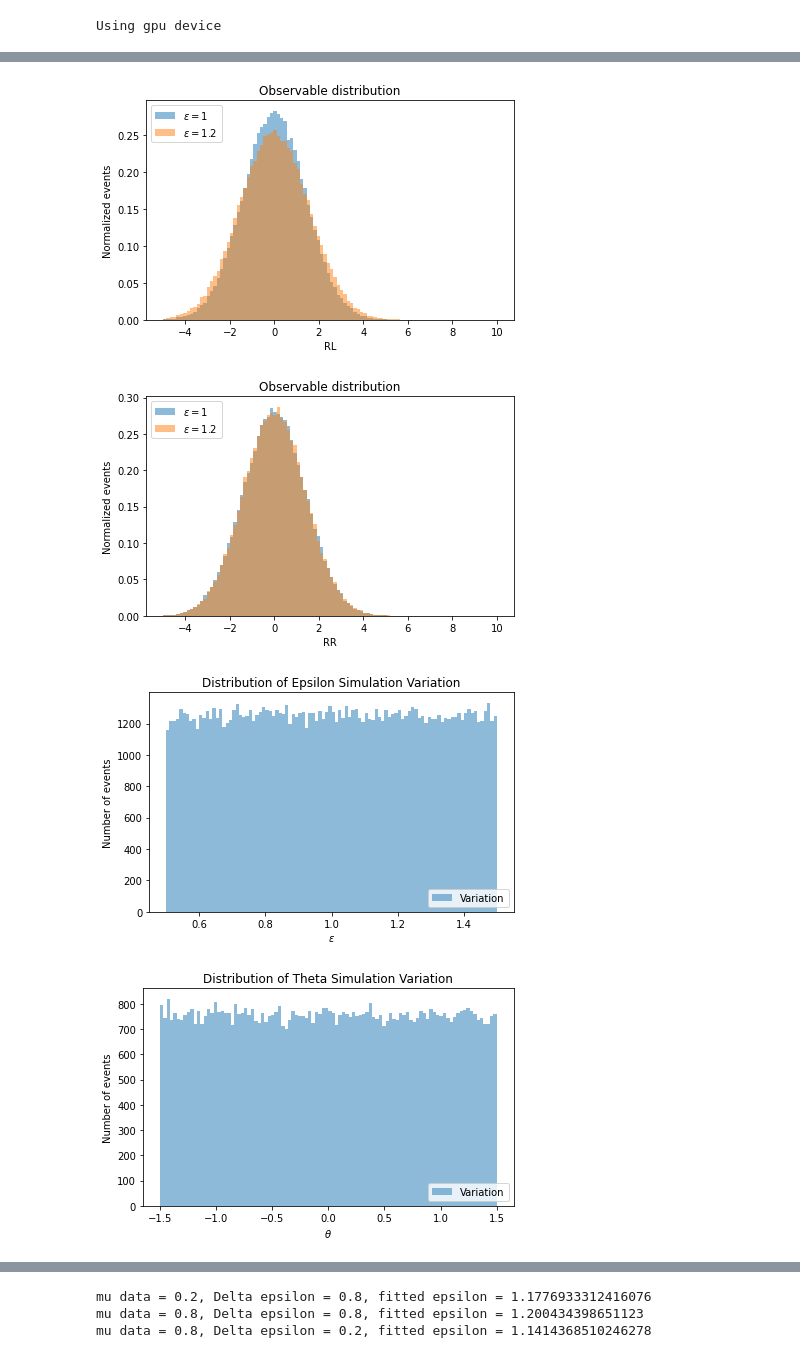
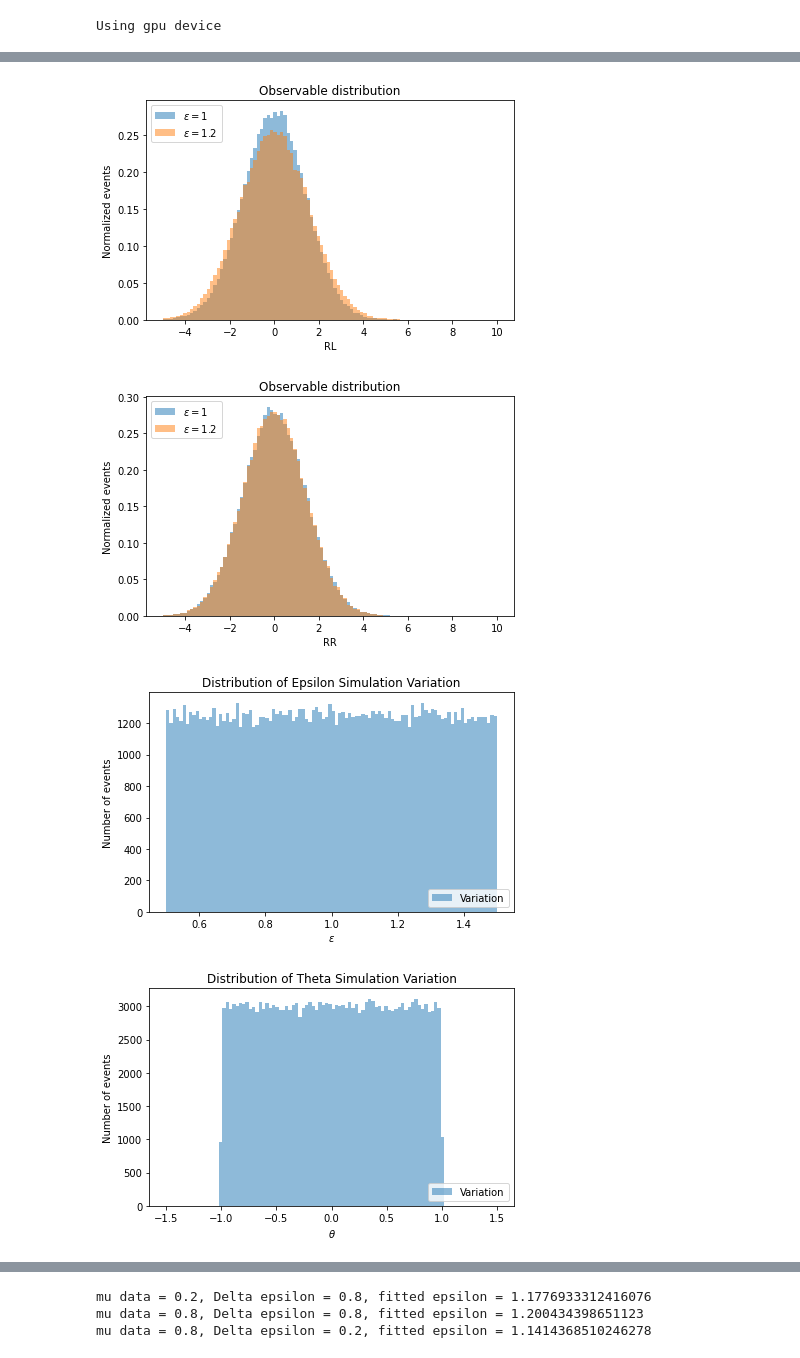
Before and after one commit to jaychan-hep/UnbinnedProfiledUnfolding, a Jupyter notebook: UnbinnedProfiledUnfolding_gaussian2D.ipynb, the cells around one changed output, grey strips where cells are left out. Cells and saved outputs as stored; diff of their text form; code cells hidden in the pictures.

```diff
--- a/UnbinnedProfiledUnfolding_gaussian2D.ipynb
+++ b/UnbinnedProfiledUnfolding_gaussian2D.ipynb
@@ -862,18 +561,16 @@ RL_sim = np.random.normal(T_sim+beta_sim,epsilon_sim)
 RR_sim = np.random.normal(T_sim+alpha_sim,delta_sim)
 
 # simulation with theta variation (theta value randomly sampled)
-epsilon0_sim = np.random.uniform(0.2, 1.8, Nsim)
-epsilon1_sim = np.random.uniform(0.2, 1.8, Nsim) # used for training
-# delta_epsilon = 0.8
-# epsilon0_sim = np.random.uniform(0.8, 1.2, Nsim)
-# epsilon1_sim = np.random.uniform(0.8, 1.2, Nsim) # used for training
-delta_epsilon = 0.2
+epsilon0_sim = np.random.uniform(0.2, 1.8, Nsim).reshape(-1, 1)
+epsilon1_sim = np.random.uniform(0.2, 1.8, Nsim).reshape(-1, 1) # used for training
+delta_epsilon = 0.8
+# delta_epsilon = 0.2
 theta0_sim = (epsilon0_sim-epsilon_sim)/delta_epsilon
 theta1_sim = (epsilon1_sim-epsilon_sim)/delta_epsilon
 RL1_sim = []
 for i in range(Nsim):
     # use the same T_sim for R_sim variation
-    RL1_sim.append(np.random.normal(T_sim[i]+beta_sim, epsilon1_sim[i]))
+    RL1_sim.append(np.random.normal(T_sim[i]+beta_sim, epsilon1_sim[i,0]))
 RL1_sim = np.array(RL1_sim)
 RR1_sim = np.random.normal(T_sim+alpha_sim,delta_sim)
 
@@ -958,7 +655,7 @@ plt.show()
-[figure, old version]
+[figure, new version]
-[figure, old version]
+[figure, new version]
-[figure, old version]
+[figure, new version]
-[figure, old version]
+[figure, new version]
 # %%
 # Convert data into W1 dataset, data loaders and create loss function
 
```
Also changed, not shown: parts of 27 cells of this notebook, 3 other files.
